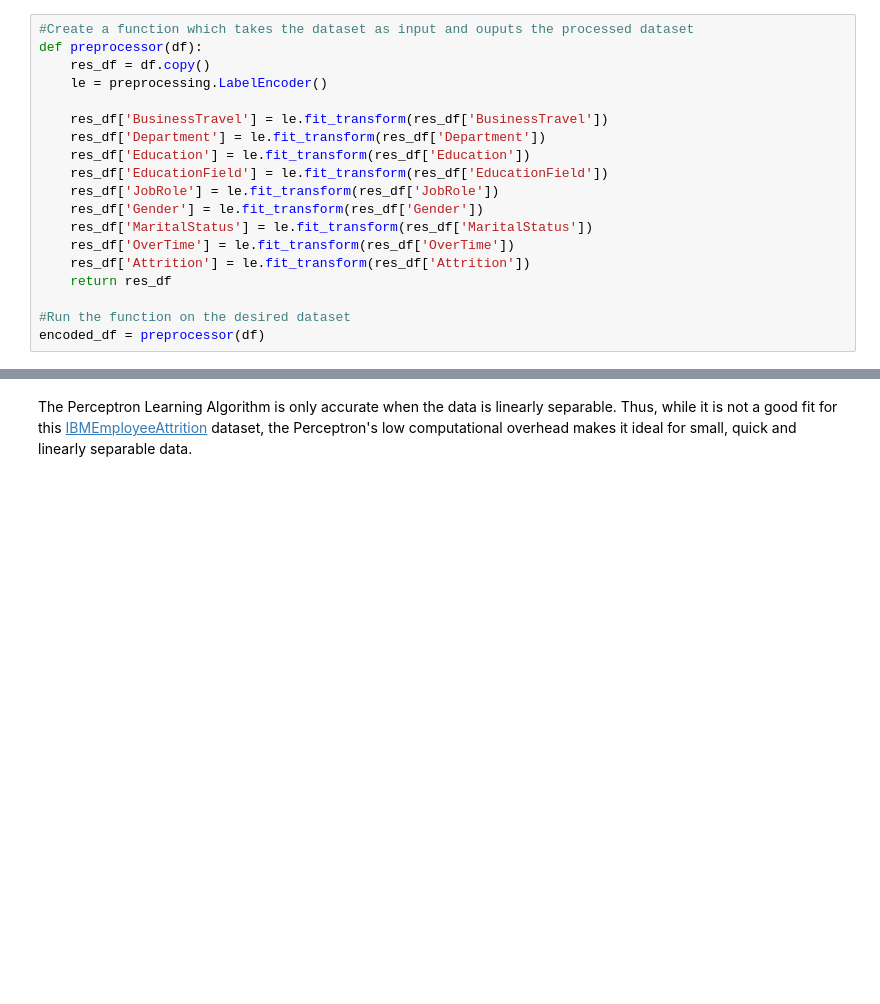
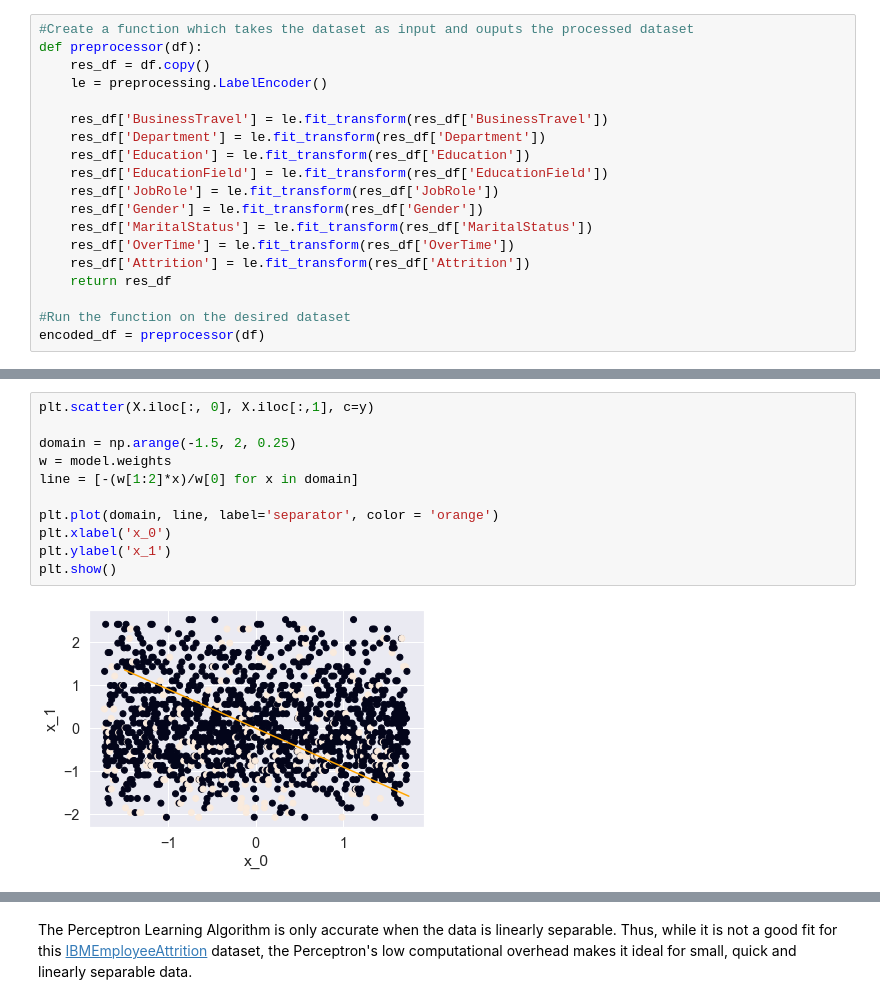
Before and after one commit to Madison-Bunting/INDE-577, a Jupyter notebook: supervised learning/3 - perceptron/Perceptron.ipynb, the cells around one changed output, grey strips where cells are left out. Drawn from its saved outputs; the diff is of its cells as text; blank space fills up the shorter version.

```diff
--- a/supervised learning/3 - perceptron/Perceptron.ipynb
+++ b/supervised learning/3 - perceptron/Perceptron.ipynb
@@ -126,0 +193,13 @@ Predicted Label:  Stayed
+# %%
+plt.scatter(X.iloc[:, 0], X.iloc[:,1], c=y)
+
+domain = np.arange(-1.5, 2, 0.25)
+w = model.weights
+line = [-(w[1:2]*x)/w[0] for x in domain]
+
+plt.plot(domain, line, label='separator', color = 'orange')
+plt.xlabel('x_0')
+plt.ylabel('x_1')
+plt.show()
+# %% [output]
+[figure, added]
```
Also changed, not shown: parts of 27 cells of this notebook.
